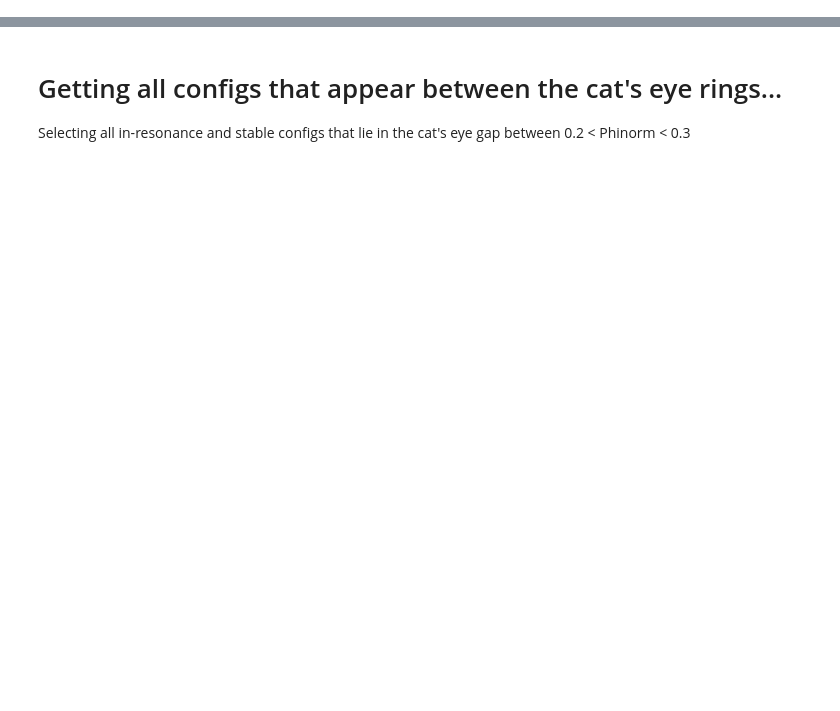
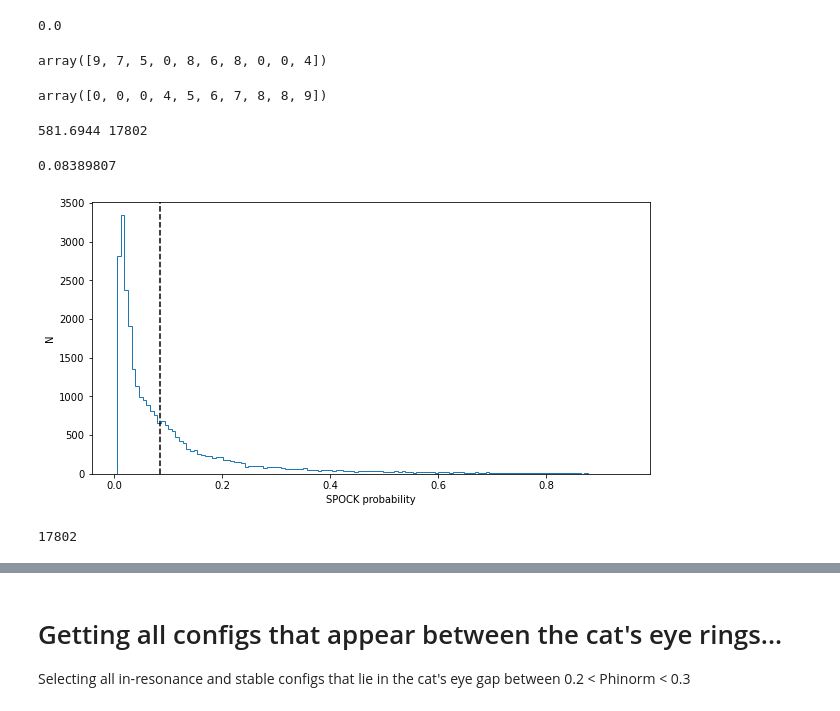
Before and after one commit to Rob685/V1298Tau_stability, a Jupyter notebook: scratch_notebook.ipynb, the cells around one changed output, grey strips where cells are left out. Cells and saved outputs as stored; diff of their text form; code cells hidden in the pictures; blank space fills up the shorter version.

```diff
--- a/scratch_notebook.ipynb
+++ b/scratch_notebook.ipynb
@@ -167,0 +175,44 @@ Text(0, 0.5, 'N')
+# %%
+s_test = np.sum(preds_rv[:0])
+s_test
+# %% [output]
+0.0
+# %%
+test = np.random.randint(10,size=10)
+test
+# %% [output]
+array([9, 7, 5, 0, 8, 6, 8, 0, 0, 4])
+# %%
+np.sort(test)
+# %% [output]
+array([0, 0, 0, 4, 5, 6, 7, 8, 8, 9])
+# %%
+thresh_index = []
+for i,pred in enumerate(preds_rv[preds_rv != 0.0]):
+    s = np.sum(np.sort(preds_rv[preds_rv != 0.0])[:i])
+    if s <= np.sum(preds_rv[preds_rv != 0.0])/5:
+        continue
+    else:
+        print(s, i)
+        thresh_index.append(i)
+        break
+# %% [output]
+581.6944 17802
+# %%
+#half_thresh = np.sort(preds_rv[preds_rv != 0.0])[24260]
+fifth_thresh = np.sort(preds_rv[preds_rv != 0.0])[17802]
+
+print(fifth_thresh)
+# %% [output]
+0.08389807
+# %%
+%matplotlib inline
+plt.figure(figsize=(10,5))
+hist = plt.hist(preds_rv[preds_rv != 0.0],histtype='step',bins='auto')
+plt.axvline(fifth_thresh,color='k', ls='--')
+#plt.axvline(half_thresh,color='k', ls='--') # 50th sum percentile
+plt.xlabel('SPOCK probability')
+plt.ylabel('N')
+plt.show()
+# %% [output]
+[figure, added]
@@ -167,0 +222,8 @@ Text(0, 0.5, 'N')
+# %%
+# configs below these thresholds
+
+rv_fifth = rv_stable[preds_stable < fifth_thresh]
+#rv_half = rv_stable[preds_stable < half_thresh]
+print(len(rv_fifth))
+# %% [output]
+17802
```
Also changed, not shown: parts of 53 cells of this notebook, 8 other files.
